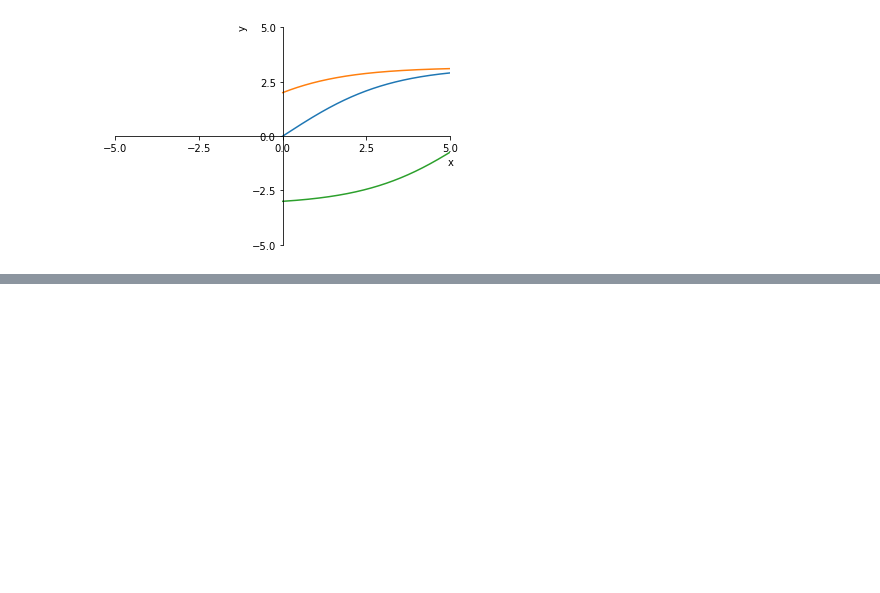
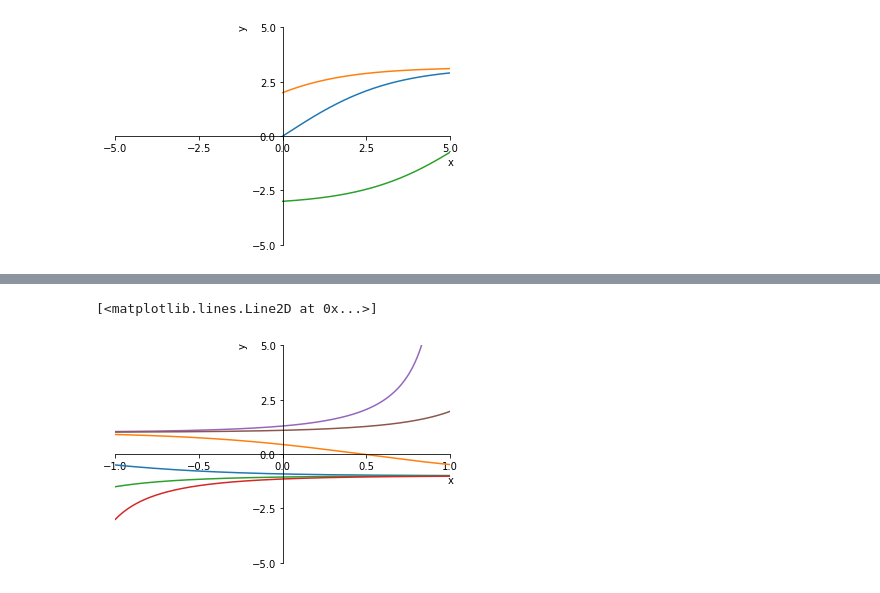
Before and after one commit to Zhurp2020/NLP-from-scratch, a Jupyter notebook: Thomas Calculus/Chapter 9 code.ipynb, the cells around one changed output, grey strips where cells are left out. Saved outputs shown, nothing was run; the diff lists cells and outputs as text; code cells hidden in the pictures; blank space fills up the shorter version.

```diff
--- a/Thomas Calculus/Chapter 9 code.ipynb
+++ b/Thomas Calculus/Chapter 9 code.ipynb
@@ -192,0 +228,22 @@ Plot.ax.plot(x1,y3[:,0])
+# %%
+def difeq(y,x):
+    return y**2 - 1
+x1 = np.linspace(-1,5,1000)
+y1 = odeint(difeq,-0.5,x1)
+y2 = odeint(difeq,0.9,x1)
+y3 = odeint(difeq,-1.5,x1)
+y4 = odeint(difeq,-3,x1)
+y5 = odeint(difeq,1.035,x1)
+y6 = odeint(difeq,1.012,x1)
+Plot = FunctionPlotter(difeq,0,ticks=[np.linspace(-1,1,5),np.linspace(-5,5,5)],
+    lim=[(-1,1),(-5,5)])
+Plot.canvas()
+Plot.ax.plot(x1,y1[:,0])
+Plot.ax.plot(x1,y2[:,0])
+Plot.ax.plot(x1,y3[:,0])
+Plot.ax.plot(x1,y4[:,0])
+Plot.ax.plot(x1,y5[:,0])
+Plot.ax.plot(x1,y6[:,0])
+# %% [output]
+[<matplotlib.lines.Line2D at 0x...>]
+[figure, added]
```
Also changed, not shown: parts of 3 cells of this notebook, 2 other files.
